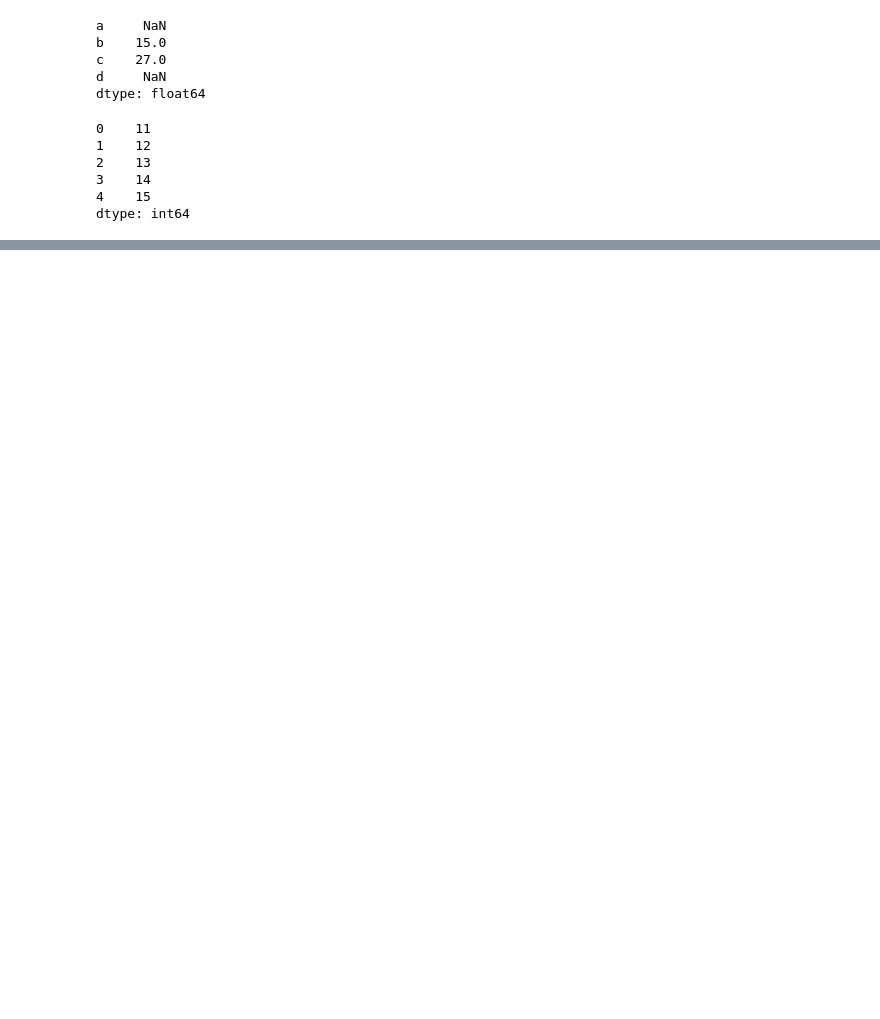
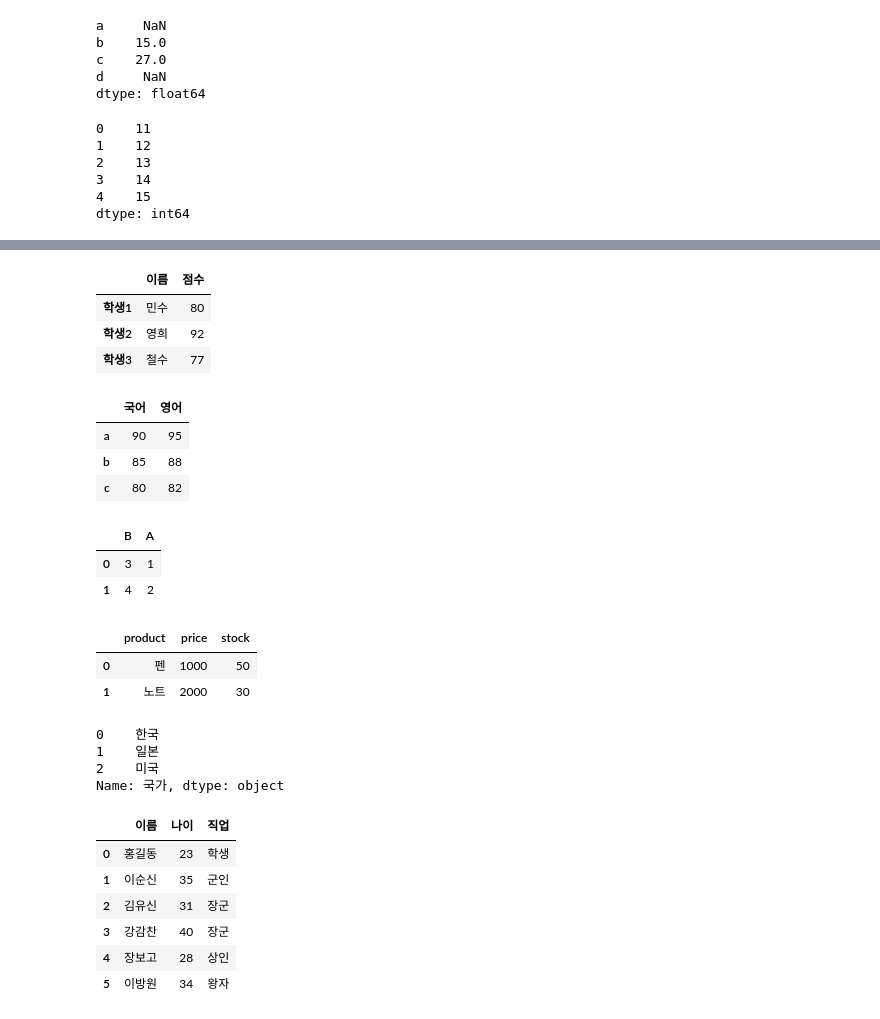
Before and after one commit to Subin928/RE_python_5th, a Jupyter notebook: DataAnalysis/04_pandas.ipynb, the cells around one changed output, grey strips where cells are left out. Cells and saved outputs as stored; diff of their text form; code cells hidden in the pictures; blank space fills up the shorter version.

```diff
--- a/DataAnalysis/04_pandas.ipynb
+++ b/DataAnalysis/04_pandas.ipynb
@@ -201,0 +336,78 @@ dtype: int64
+# %%
+# 4.아래 데이터를 사용해 DataFrame을 생성하되, 인덱스를 ['학생1', '학생2', '학생3']으로 지정하세요.
+
+data = {
+    '이름': ['민수', '영희', '철수'],
+    '점수': [80, 92, 77] }
+
+df = pd.DataFrame(data, index = ['학생1', '학생2', '학생3'])
+df
+# %% [output]
+|  | 이름 | 점수 |
+| 학생1 | 민수 | 80 |
+| 학생2 | 영희 | 92 |
+| 학생3 | 철수 | 77 |
+# %%
+# 5. 아래 Series 객체 2개를 이용해 DataFrame을 만드세요
+
+kor = pd.Series([90, 85, 80], index = ['a', 'b', 'c'])
+eng = pd.Series([95, 88, 82], index=['a', 'b', 'c'])
+data = {'국어': kor, '영어': eng}
+df = pd.DataFrame(data)
+df
+# %% [output]
+|  | 국어 | 영어 |
+| a | 90 | 95 |
+| b | 85 | 88 |
+| c | 80 | 82 |
+# %%
+# 6. 아래 딕셔너리로 DataFrame을 만들고, 컬럼 순서를 ['B', 'A']로 지정해 출력하세요
+
+data = {'A':[1, 2], 'B': [3, 4]}
+df = pd.DataFrame(data, columns = ['B', 'A'])
+df
+# %% [output]
+|  | B | A |
+| 0 | 3 | 1 |
+| 1 | 4 | 2 |
+# %%
+# 7. 데이터를 DataFrame으로 만들고, 컬럼명을 ['product', 'price', 'stock']으로 변경하세요
+
+data = [['펜', 1000, 50], ['노트', 2000, 30]]
+column_name = ['product', 'price', 'stock']
+df = pd.DataFrame(data, columns = column_name)
+df
+# %% [output]
+|  | product | price | stock |
+| 0 | 펜 | 1000 | 50 |
+| 1 | 노트 | 2000 | 30 |
+# %%
+# 8. 아래 DataFrame을 생성한 뒤, '국가' 컬럼만 추출하세요
+
+data = {'국가': ['한국', '일본', '미국'],
+        '수도':['서울', '도쿄', '워싱턴']}
+df = pd.DataFrame(data)
+df['국가']
+# %% [output]
+0    한국
+1    일본
+2    미국
+Name: 국가, dtype: object
+# %%
+# 데이터 탐색과 요약
+
+data = {
+    "이름": ["홍길동", "이순신", "김유신", "강감찬", "장보고", "이방원"],
+    "나이": [23, 35, 31, 40, 28, 34],
+    "직업": ["학생", "군인", "장군", "장군", "상인", "왕자"]
+}
+df = pd.DataFrame(data)
+df
+# %% [output]
+|  | 이름 | 나이 | 직업 |
+| 0 | 홍길동 | 23 | 학생 |
+| 1 | 이순신 | 35 | 군인 |
+| 2 | 김유신 | 31 | 장군 |
+| 3 | 강감찬 | 40 | 장군 |
+| 4 | 장보고 | 28 | 상인 |
+| 5 | 이방원 | 34 | 왕자 |
```
Also changed, not shown: parts of 38 cells of this notebook.
